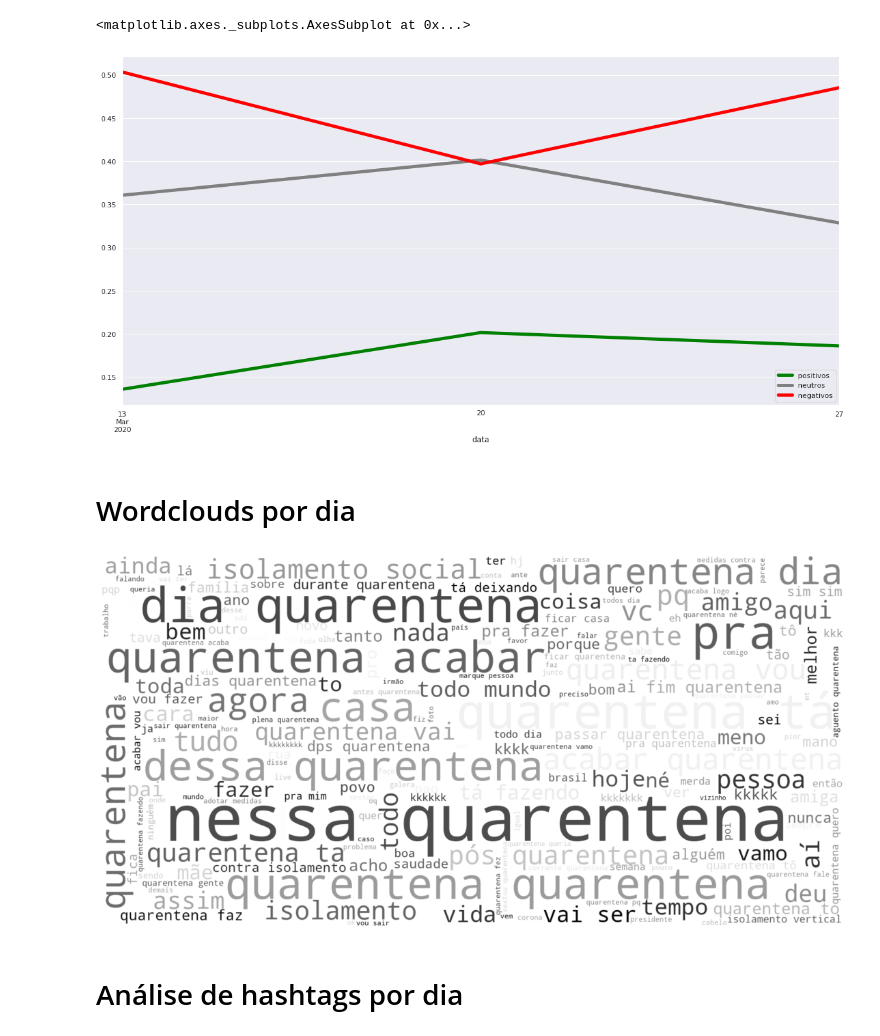
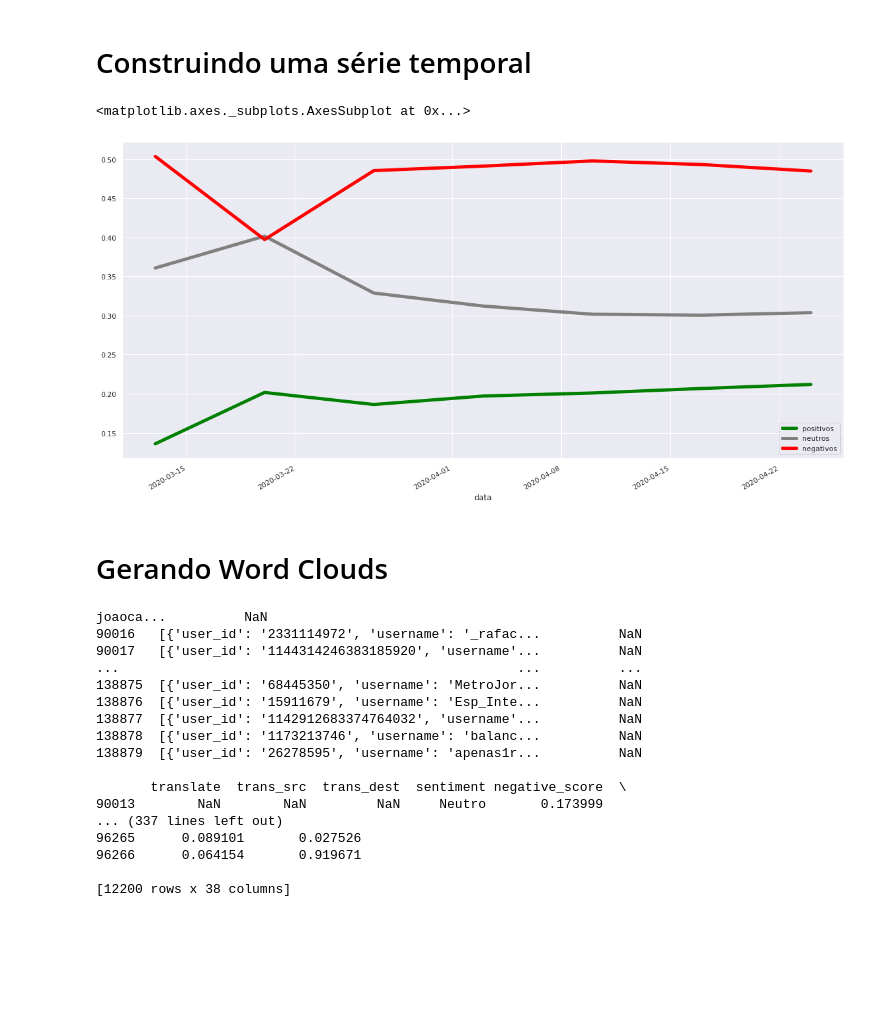
Before and after one commit to kenzosakiyama/corona_virus_brasil, a Jupyter notebook: notebooks/analise_de_tweets.ipynb, the cells around one changed output. Drawn from its saved outputs; the diff is of its cells as text; code cells hidden in the pictures; blank space fills up the shorter version.

Commit message:
Adicionando tweets de abril

```diff
--- a/notebooks/analise_de_tweets.ipynb
+++ b/notebooks/analise_de_tweets.ipynb
@@ -11,4 +46,4 @@ marco_df = get_tweets_from_folder(PATH)
 # %%
-marco_df["date"] = pd.to_datetime(marco_df["date"])
+abril_df["date"] = pd.to_datetime(abril_df["date"])
 # %%
-tweets_by_day_df = get_tweets_by_day(marco_df, True)
+tweets_abril_df = get_tweets_by_day(abril_df, True)
@@ -23,0 +58,3 @@ tweets_by_day_df.set_index("data", inplace=True)
+# %%
+tweets_abril_df.set_index("data", inplace=True)
+tweets_abril_df.drop("total", axis=1).plot(linewidth=5, color=["green", "gray", "red"])
@@ -24,7 +76,11 @@ tweets_by_day_df.set_index("data", inplace=True)
+# %% [markdown]
+# Construindo uma série temporal
+# %%
+tweets_df = tweets_marco_df.append(tweets_abril_df)
 # %%
-tweets_by_day_df.drop("total", axis=1).plot(linewidth=5, color=["green", "gray", "red"])
+tweets_df.drop("total", axis=1).plot(linewidth=5, color=["green", "gray", "red"])
 # %% [output]
 <matplotlib.axes._subplots.AxesSubplot at 0x...>
-[figure, old version]
+[figure, new version]
-# %% [markdown]
-# Wordclouds por dia
+# %% [markdown]
+# Gerando Word Clouds
@@ -31,8 +89,24 @@ tweets_by_day_df.drop("total", axis=1).plot(linewidth=5, color=["green", "gray",
 # %%
-for day in tweets_by_day_df.index:
-    day_df = marco_df[marco_df["date"] == day]
-    build_wordcloud(day_df["tweet"].values.tolist(), output_file=str(day)+".png", save_file=True)
+if GENERATE_WC:
+    for month_df, month_tweets in months:
+        for day in month_tweets.index:
+            day_df = month_df[month_df["date"] == day]
+            build_wordcloud(day_df["tweet"].values.tolist(), output_file=str(day)+".png", save_file=True)
 # %% [output]
-[figure, removed]
+joaoca...          NaN
+90016   [{'user_id': '2331114972', 'username': '_rafac...          NaN
+90017   [{'user_id': '1144314246383185920', 'username'...          NaN
+...                                                   ...          ...
+138875  [{'user_id': '68445350', 'username': 'MetroJor...          NaN
+138876  [{'user_id': '15911679', 'username': 'Esp_Inte...          NaN
+138877  [{'user_id': '1142912683374764032', 'username'...          NaN
+138878  [{'user_id': '1173213746', 'username': 'balanc...          NaN
+138879  [{'user_id': '26278595', 'username': 'apenas1r...          NaN
+
+       translate  trans_src  trans_dest  sentiment negative_score  \
+90013        NaN        NaN         NaN     Neutro       0.173999
+... (337 lines left out)
+96265      0.089101       0.027526
+96266      0.064154       0.919671
+
+[12200 rows x 38 columns]
-# %% [markdown]
-# Análise de hashtags por dia
```
Also changed, not shown: parts of 20 cells of this notebook, 1 other file.
